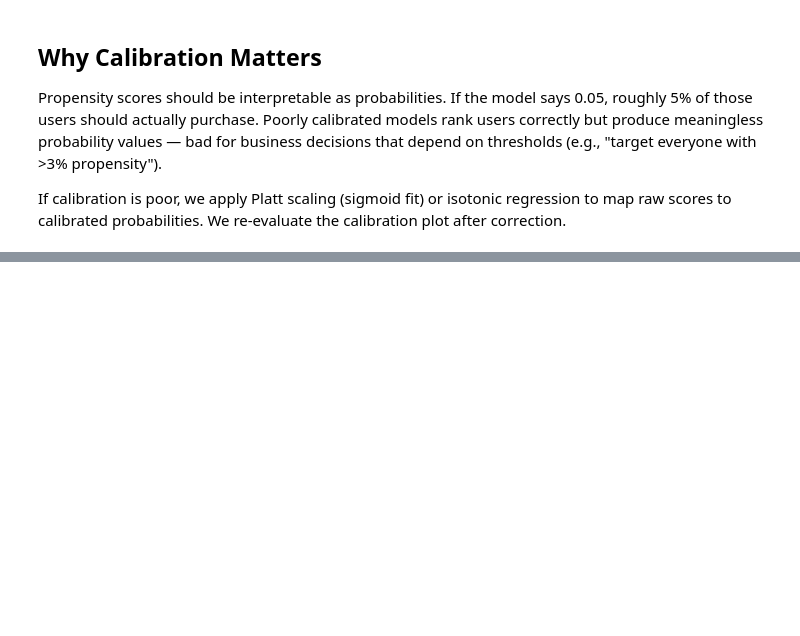
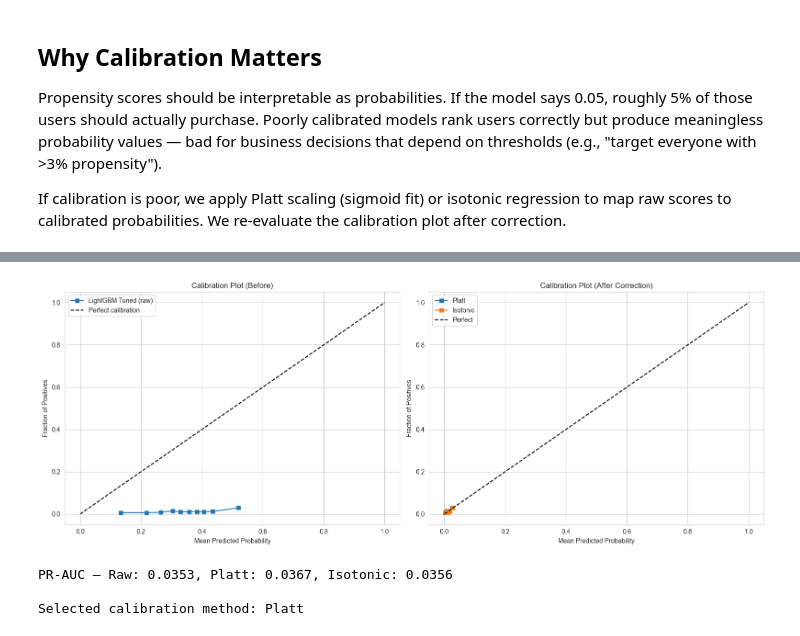
Before and after one commit to Tanmay1005/Scowtt, a Jupyter notebook: scowtt_mle.ipynb, the cells around one changed output, grey strips where cells are left out. Cells and saved outputs as stored; diff of their text form; code cells hidden in the pictures; blank space fills up the shorter version.

```diff
--- a/scowtt_mle.ipynb
+++ b/scowtt_mle.ipynb
@@ -1357,0 +1620,62 @@ Caveat: With only 84 purchasers in the test set, RMSE/MAE/R² have wide confiden
+# %%
+# Cell 41: Calibration plot + Platt scaling/isotonic if needed
+
+# Use the best model for calibration
+# We calibrate the tuned LightGBM (the blend is already a weighted sum; calibrating it is tricky)
+fig, axes = plt.subplots(1, 2, figsize=(16, 6))
+
+# Raw calibration
+fraction_of_positives, mean_predicted_value = calibration_curve(
+    y_test, lgb_tuned_scores_test, n_bins=10, strategy='quantile'
+)
+axes[0].plot(mean_predicted_value, fraction_of_positives, 's-', label='LightGBM Tuned (raw)')
+axes[0].plot([0, 1], [0, 1], 'k--', label='Perfect calibration')
+axes[0].set_xlabel('Mean Predicted Probability')
+axes[0].set_ylabel('Fraction of Positives')
+axes[0].set_title('Calibration Plot (Before)')
+axes[0].legend()
+
+# Apply Platt scaling (sigmoid calibration)
+calibrated_clf = CalibratedClassifierCV(lgb_tuned, method='sigmoid', cv=5)
+calibrated_clf.fit(X_train, y_train)
+calibrated_scores_test = calibrated_clf.predict_proba(X_test)[:, 1]
+
+# Also try isotonic
+calibrated_clf_iso = CalibratedClassifierCV(lgb_tuned, method='isotonic', cv=5)
+calibrated_clf_iso.fit(X_train, y_train)
+calibrated_scores_iso_test = calibrated_clf_iso.predict_proba(X_test)[:, 1]
+
+# Post-calibration plot
+for name, scores in [('Platt', calibrated_scores_test), ('Isotonic', calibrated_scores_iso_test)]:
+    frac, mean_pred = calibration_curve(y_test, scores, n_bins=10, strategy='quantile')
+    axes[1].plot(mean_pred, frac, 's-', label=f'{name}')
+axes[1].plot([0, 1], [0, 1], 'k--', label='Perfect')
+axes[1].set_xlabel('Mean Predicted Probability')
+axes[1].set_ylabel('Fraction of Positives')
+axes[1].set_title('Calibration Plot (After Correction)')
+axes[1].legend()
+
+plt.tight_layout()
+plt.show()
+
+# Select best calibration method based on PR-AUC preservation
+pr_auc_platt = average_precision_score(y_test, calibrated_scores_test)
+pr_auc_iso = average_precision_score(y_test, calibrated_scores_iso_test)
+
+print(f'PR-AUC — Raw: {pr_auc_tuned:.4f}, Platt: {pr_auc_platt:.4f}, Isotonic: {pr_auc_iso:.4f}')
+
+# Use whichever preserves ranking best
+if pr_auc_platt >= pr_auc_iso:
+    final_calibrated_scores = calibrated_scores_test
+    final_calibrator = calibrated_clf
+    calib_method = 'Platt'
+else:
+    final_calibrated_scores = calibrated_scores_iso_test
+    final_calibrator = calibrated_clf_iso
+    calib_method = 'Isotonic'
+print(f'\nSelected calibration method: {calib_method}')
+# %% [output]
+[figure, added]
+PR-AUC — Raw: 0.0353, Platt: 0.0367, Isotonic: 0.0356
+
+Selected calibration method: Platt
```
Also changed, not shown: parts of 40 cells of this notebook, 2 other files.
